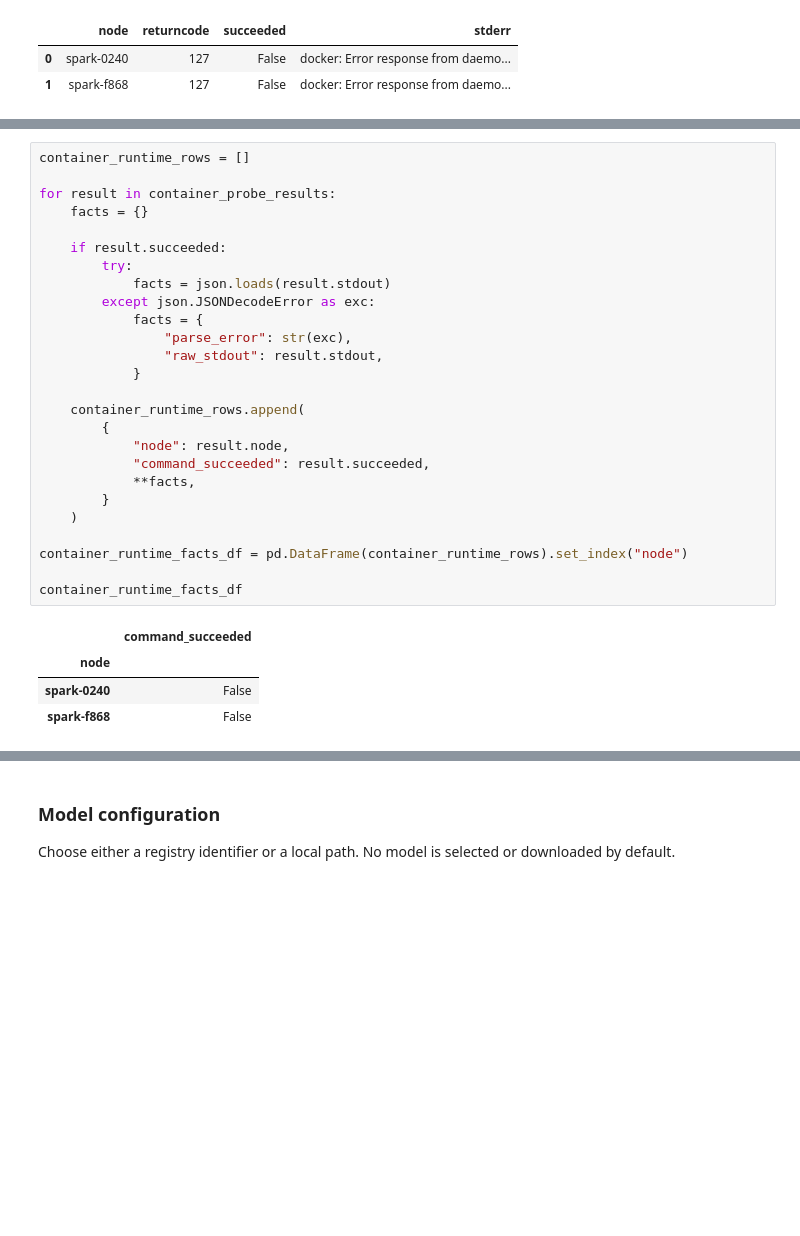
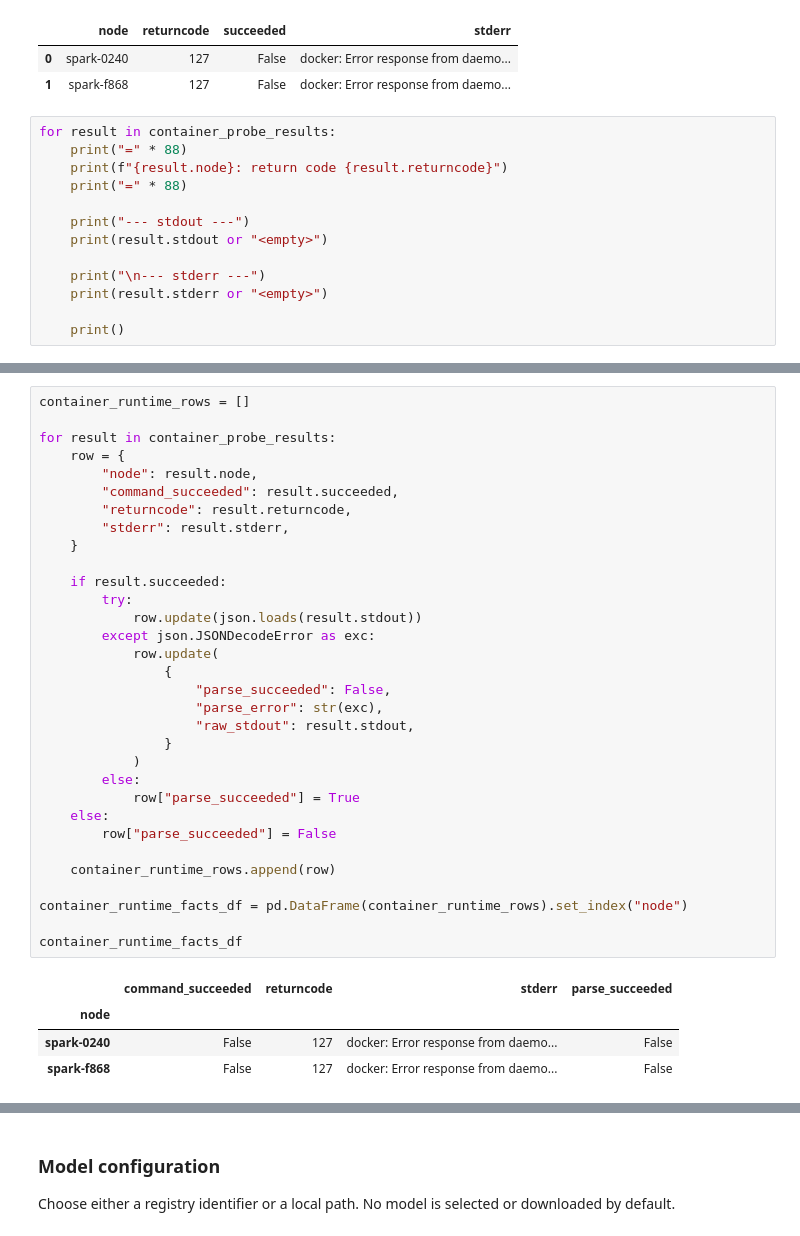
Before and after one commit to coert/dgx-spark-lab, a Jupyter notebook: experiments/01-distributed-inference/00-environment-and-model-baseline.ipynb, the cells around one changed output, grey strips where cells are left out. Drawn from its saved outputs; the diff is of its cells as text; blank space fills up the shorter version.

Commit message:
Handle container probe failures

```diff
--- a/experiments/01-distributed-inference/00-environment-and-model-baseline.ipynb
+++ b/experiments/01-distributed-inference/00-environment-and-model-baseline.ipynb
@@ -1267,3 +1267,16 @@ container_probe_results_df[["node", "returncode", "succeeded", "stderr"]]
 |  | node | returncode | succeeded | stderr |
 | 0 | spark-0240 | 127 | False | docker: Error response from daemo... |
 | 1 | spark-f868 | 127 | False | docker: Error response from daemo... |
+# %%
+for result in container_probe_results:
+    print("=" * 88)
+    print(f"{result.node}: return code {result.returncode}")
+    print("=" * 88)
+
+    print("--- stdout ---")
+    print(result.stdout or "<empty>")
+
+    print("\n--- stderr ---")
+    print(result.stderr or "<empty>")
+
+    print()
@@ -1270,32 +1301,38 @@ container_probe_results_df[["node", "returncode", "succeeded", "stderr"]]
 # %%
 container_runtime_rows = []
 
 for result in container_probe_results:
-    facts = {}
+    row = {
+        "node": result.node,
+        "command_succeeded": result.succeeded,
+        "returncode": result.returncode,
+        "stderr": result.stderr,
+    }
 
     if result.succeeded:
         try:
-            facts = json.loads(result.stdout)
+            row.update(json.loads(result.stdout))
         except json.JSONDecodeError as exc:
-            facts = {
-                "parse_error": str(exc),
-                "raw_stdout": result.stdout,
-            }
+            row.update(
+                {
+                    "parse_succeeded": False,
+                    "parse_error": str(exc),
+                    "raw_stdout": result.stdout,
+                }
+            )
+        else:
+            row["parse_succeeded"] = True
+    else:
+        row["parse_succeeded"] = False
 
-    container_runtime_rows.append(
-        {
-            "node": result.node,
-            "command_succeeded": result.succeeded,
-            **facts,
-        }
-    )
+    container_runtime_rows.append(row)
 
 container_runtime_facts_df = pd.DataFrame(container_runtime_rows).set_index("node")
 
 container_runtime_facts_df
 # %% [output]
-|  | command_succeeded |
-| node |  |
-| spark-0240 | False |
-| spark-f868 | False |
+|  | command_succeeded | returncode | stderr | parse_succeeded |
+| node |  |  |  |  |
+| spark-0240 | False | 127 | docker: Error response from daemo... | False |
+| spark-f868 | False | 127 | docker: Error response from daemo... | False |
 # %%
```
Also changed, not shown: parts of 2 cells of this notebook.
